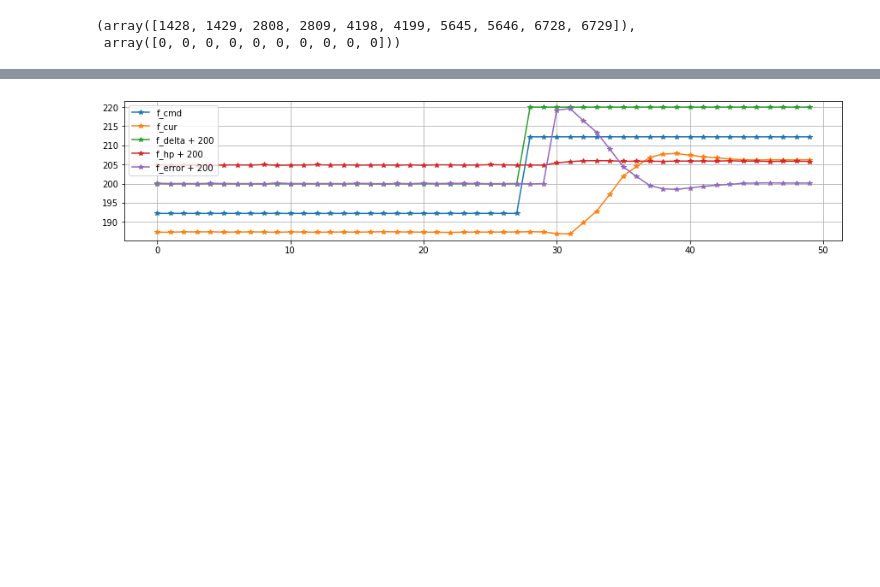
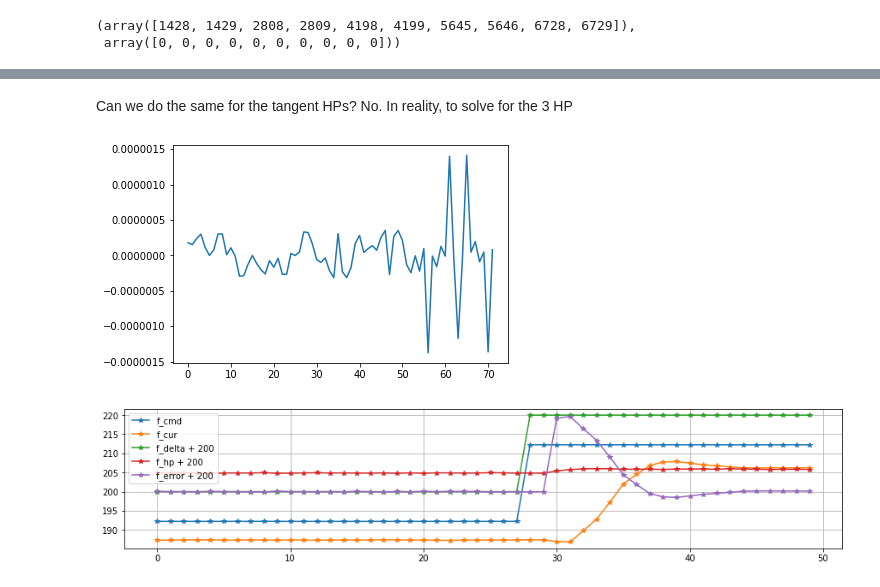
Before and after one commit to bxin/M2_summit_2003, a Jupyter notebook: a06_CL_B1_F.ipynb, the cells around one changed output, grey strips where cells are left out. Cells and saved outputs as stored; diff of their text form; code cells hidden in the pictures; blank space fills up the shorter version.

```diff
--- a/a06_CL_B1_F.ipynb
+++ b/a06_CL_B1_F.ipynb
@@ -431,3 +518,15 @@ np.where(data['f_cmd'] - data['force'] - data['f_hp']-data['f_error']>10)
+# %% [markdown]
+Can we do the same for the tangent HPs? No.
+In reality, to solve for the 3 HP
+# %%
+#how accurate is our interpolation?
+aa = []
+for i in range(72):
+    aa.append(x[0]*xact[i]+x[1]*yact[i]+x[2]- data['f_hp'][0,i])
+plt.plot(aa);
+#this differences are tiny. This justifies using f_hp[HPs] = measured total - applied - lutGravity - lutTemperature
+# %% [output]
+[figure, added]
 # %%
 fig, ax = plt.subplots(figsize=(15,3))
 i = 0
```
Also changed, not shown: parts of 21 cells of this notebook, 2 other files.
